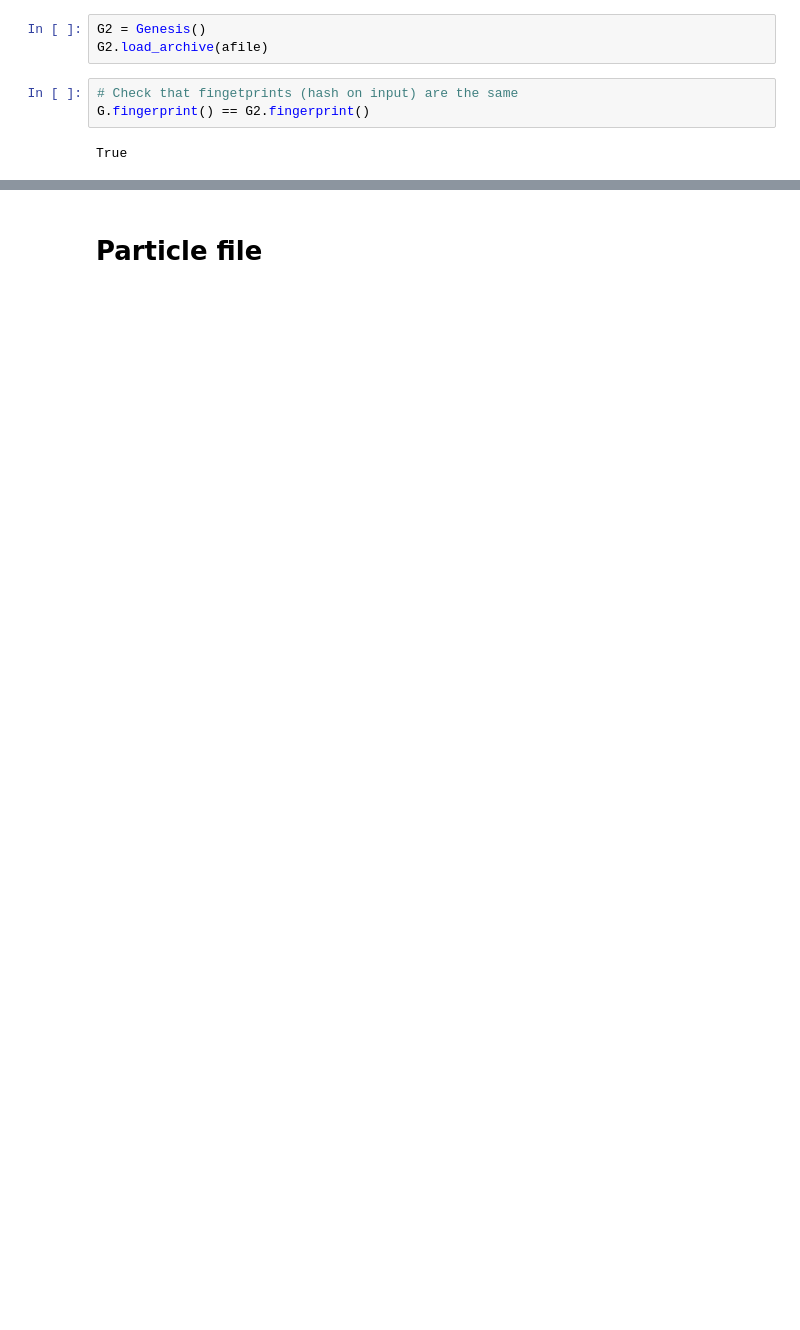
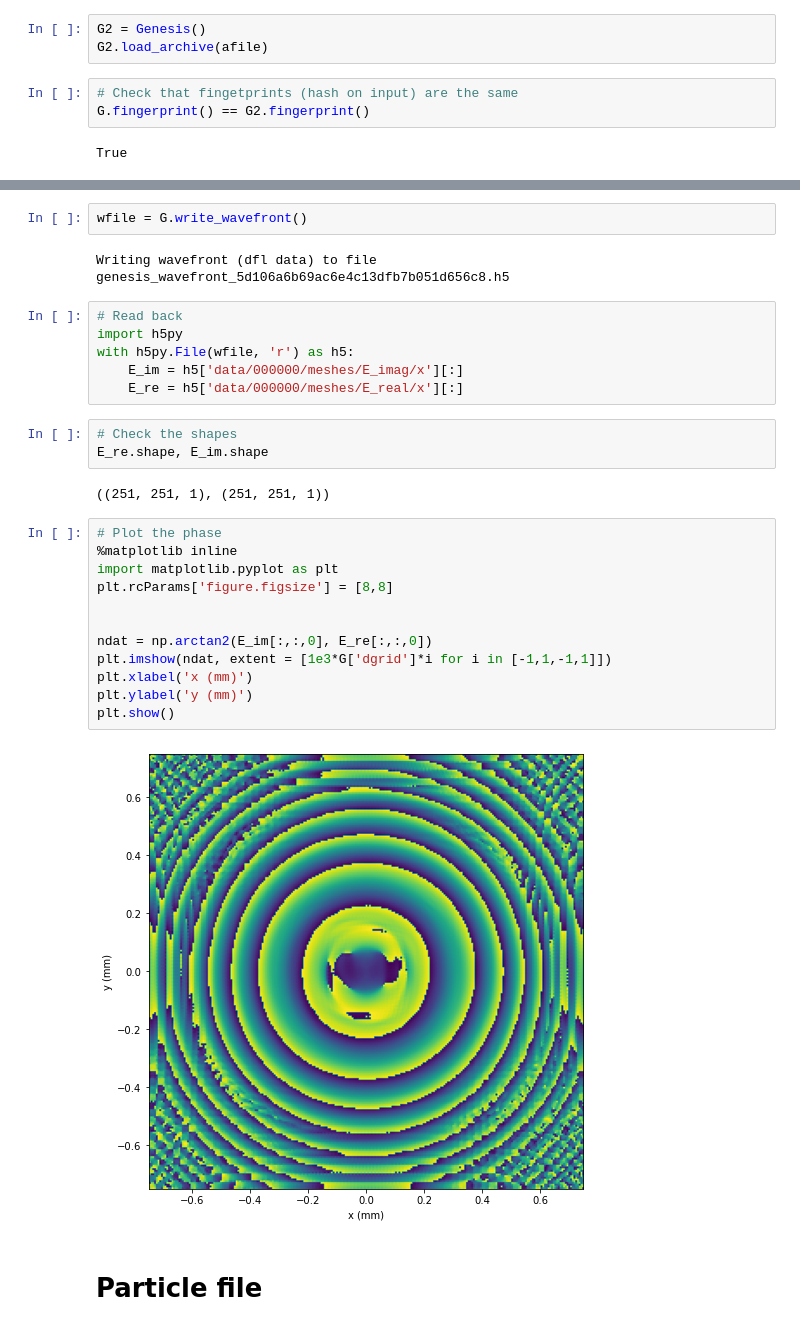
Before and after one commit to slaclab/lume-genesis, a Jupyter notebook: examples/simple_genesis_run.ipynb, the cells around one changed output, grey strips where cells are left out. Drawn from its saved outputs; the diff is of its cells as text; blank space fills up the shorter version.

Commit message:
Added  openPMD-wavefront writer, cleaned up examples

```diff
--- a/examples/simple_genesis_run.ipynb
+++ b/examples/simple_genesis_run.ipynb
@@ -173,3 +175,32 @@ far_field True
+# %%
+wfile = G.write_wavefront()
+# %% [output]
+Writing wavefront (dfl data) to file genesis_wavefront_5d106a6b69ac6e4c13dfb7b051d656c8.h5
+# %%
+# Read back
+import h5py
+with h5py.File(wfile, 'r') as h5:
+    E_im = h5['data/000000/meshes/E_imag/x'][:]
+    E_re = h5['data/000000/meshes/E_real/x'][:]
+# %%
+# Check the shapes
+E_re.shape, E_im.shape
+# %% [output]
+((251, 251, 1), (251, 251, 1))
+# %%
+# Plot the phase
+%matplotlib inline
+import matplotlib.pyplot as plt
+plt.rcParams['figure.figsize'] = [8,8]
+
+
+ndat = np.arctan2(E_im[:,:,0], E_re[:,:,0])
+plt.imshow(ndat, extent = [1e3*G['dgrid']*i for i in [-1,1,-1,1]])
+plt.xlabel('x (mm)')
+plt.ylabel('y (mm)')
+plt.show()
+# %% [output]
+[figure, added]
 # %% [markdown]
 # Particle file
 # %%
```
Also changed, not shown: parts of 18 cells of this notebook, 8 other files.
